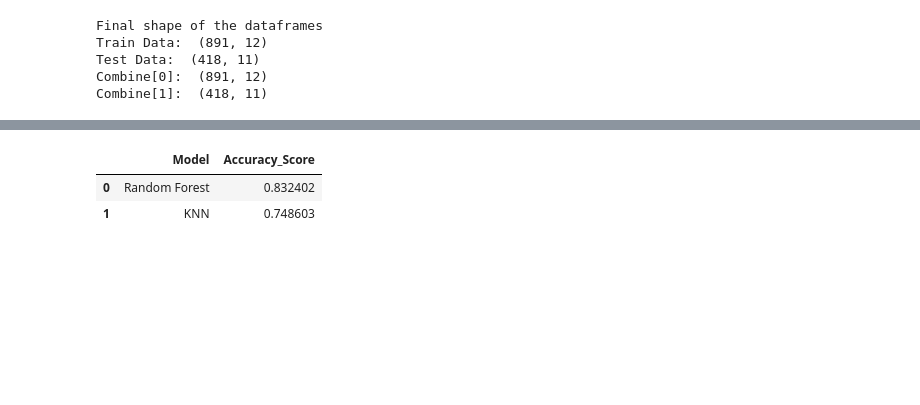
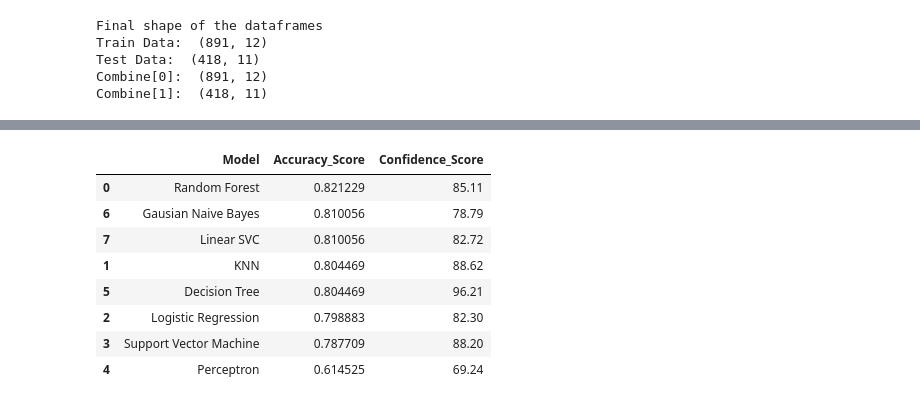
Before and after one commit to Zenhar-Prodipto/In-depth-feature-engineering-of-the-Titanic-Dataset-using-various-ML-algorithms-incliuding-RF-ANN, a Jupyter notebook: In depth Analysis of Titanic Data using RF, KNN, Logistic Regression, ANN, Decision Tree, SVM .ipynb, the cells around one changed output, grey strips where cells are left out. Cells and saved outputs as stored; diff of their text form; code cells hidden in the pictures; blank space fills up the shorter version.

Commit message:
Added LogReg, SVM, Perceptron, GNB, DT & Linear SVC

```diff
--- a/In depth Analysis of Titanic Data using RF, KNN, Logistic Regression, ANN, Decision Tree, SVM .ipynb
+++ b/In depth Analysis of Titanic Data using RF, KNN, Logistic Regression, ANN, Decision Tree, SVM .ipynb
@@ -737,13 +750,22 @@ Text(0, 0.5, 'Error Rate')
 # %%
-knn = KNeighborsClassifier(n_neighbors=10)
+knn = KNeighborsClassifier(n_neighbors=3)
 knn.fit(X_train,y_train)
 knn_pred = knn.predict(X_test)
 
-print('WITH K=10')
+print('WITH K=3')
 print('\n')
+
+#Accuracy Rate
 knn_accuracy = accuracy_score(y_test,knn_pred)
-print(knn_accuracy)
+print("Accuracy: ",knn_accuracy)
 print('\n')
+
+#Confidence Score
+knn.score(X_train, y_train)
+confidence_knn = round(knn.score(X_train, y_train) * 100, 2)
+print("confidence score: ",confidence_knn)
+
+#Confusion Matrix and CLassification report
 print(confusion_matrix(y_test,knn_pred))
 print('\n')
 print(classification_report(y_test,knn_pred))
@@ -768,0 +1031,25 @@ weighted avg       0.74      0.75      0.73       179
+# %%
+lsvc = LinearSVC()
+lsvc.fit(X_train,y_train)
+lsvc_pred = lsvc.predict(X_test)
+
+lsvc.score(X_train, y_train)
+
+#Accuracy Score
+
+lsvc_accuracy = accuracy_score(y_test, lsvc_pred)
+print("Accuracy: ",lsvc_accuracy)
+print("\n")
+
+#Confidence Score
+confidence_lsvc = round(lsvc.score(X_train, y_train)* 100,2)
+print("Confidence Score: ",confidence_lsvc)
+print("\n")
+
+#Confusion Matrix and CLassification report
+
+print("Confusion Matrix: ")
+print(confusion_matrix(y_test,lsvc_pred))
+print("\n")
+print("Classification Report")
+print(classification_report(y_test,lsvc_pred))
@@ -770,10 +1078,17 @@ weighted avg       0.74      0.75      0.73       179
 #Comparisons
 # %%
 models = pd.DataFrame({
-    'Model': ["Random Forest","KNN"],
-    'Accuracy_Score': [rf_accuracy,knn_accuracy]})
+    'Model': ["Random Forest","KNN","Logistic Regression","Support Vector Machine","Perceptron","Decision Tree","Gausian Naive Bayes","Linear SVC"],
+    'Accuracy_Score': [rf_accuracy,knn_accuracy,lr_accuracy,svm_accuracy,perceptron_accuracy,dt_accuracy,gnb_accuracy,lsvc_accuracy],
+    'Confidence_Score': [confidence_rf, confidence_knn, confidence_lr,confidence_svm,confidence_perceptron,confidence_dt,confidence_gnb,confidence_lsvc]})
 models.sort_values(by='Accuracy_Score', ascending=False)
 # %% [output]
-|  | Model | Accuracy_Score |
-| 0 | Random Forest | 0.832402 |
-| 1 | KNN | 0.748603 |
+|  | Model | Accuracy_Score | Confidence_Score |
+| 0 | Random Forest | 0.821229 | 85.11 |
+| 6 | Gausian Naive Bayes | 0.810056 | 78.79 |
+| 7 | Linear SVC | 0.810056 | 82.72 |
+| 1 | KNN | 0.804469 | 88.62 |
+| 5 | Decision Tree | 0.804469 | 96.21 |
+| 2 | Logistic Regression | 0.798883 | 82.30 |
+| 3 | Support Vector Machine | 0.787709 | 88.20 |
+| 4 | Perceptron | 0.614525 | 69.24 |
```
Also changed, not shown: parts of 19 cells of this notebook.
